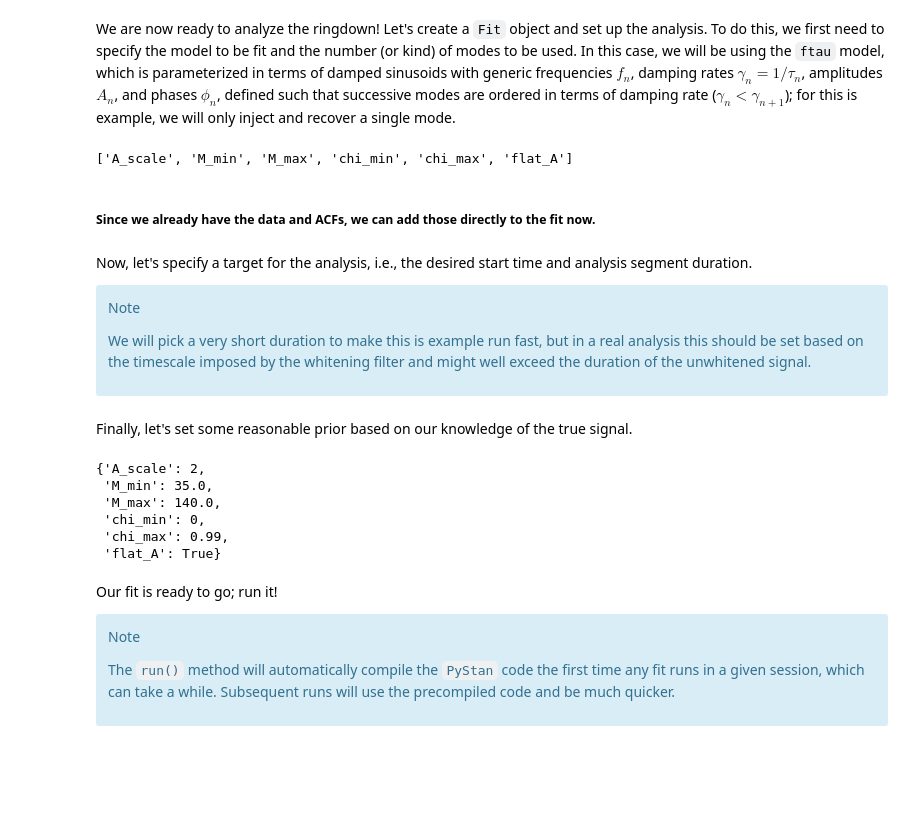
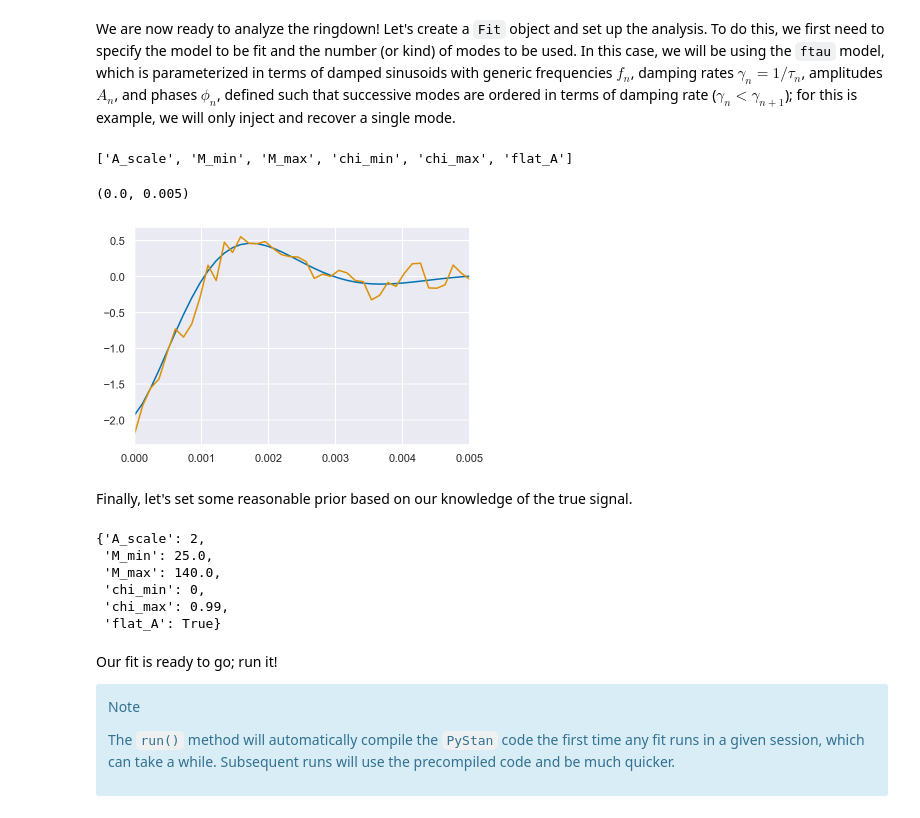
Before and after one commit to Sizheng-Ma/ringdown, a Jupyter notebook: docs/examples/single_damped_sinusoid_mchi.ipynb, the cells around one changed output. Cells and saved outputs as stored; diff of their text form; code cells hidden in the pictures; blank space fills up the shorter version.

```diff
--- a/docs/examples/single_damped_sinusoid_mchi.ipynb
+++ b/docs/examples/single_damped_sinusoid_mchi.ipynb
@@ -80,7 +111,7 @@ legend();
 Let's add some white Gaussian noise to the signal to obtain our data. This means the autocorrelation function (ACF) of the noise will be $\rho(\tau) = \delta(\tau)$.
 # %%
 rng = np.random.default_rng(12345)
-data = signal + rng.normal(0, 1.5, len(signal))
+data = signal + rng.normal(0, 0.15, len(signal))
 # %%
 data.plot(label='data')
 signal.plot(label='signal')
@@ -103,10 +134,11 @@ Of course, when working with white noise it is unnecessary to work with the ACF:
 # %% [markdown]
 We are now ready to analyze the ringdown! Let's create a `Fit` object and set up the analysis. To do this, we first need to specify the model to be fit and the number (or kind) of modes to be used. In this case, we will be using the `ftau` model, which is parameterized in terms of damped sinusoids with generic frequencies $f_n$, damping rates $\gamma_n = 1/\tau_n$, amplitudes $A_n$, and phases $\phi_n$, defined such that successive modes are ordered in terms of damping rate ($\gamma_n < \gamma_{n+1}$); for this is example, we will only inject and recover a single mode.
 # %%
-fit = rd.Fit(model='mchi_aligned_ftau', modes=[(1, -2, 2, 2, 0)])
+fit = rd.Fit(model='mchi_aligned_ftau', modes=[(1, -2, 2, 2, 1)])
+print(fit.valid_model_options)
+
+fit.add_data(data, acf=acf)
+fit.filter_data(chi,M_est,0)
+fit.set_target(t0+0.000, duration=0.03)
+# %% [output]
+['A_scale', 'M_min', 'M_max', 'chi_min', 'chi_max', 'flat_A']
-# %%
-print(fit.valid_model_options)
-# %% [output]
-['A_scale', 'M_min', 'M_max', 'chi_min', 'chi_max', 'flat_A']
-# %% [markdown]
-##### Since we already have the data and ACFs, we can add those directly to the fit now.
@@ -115,23 +145,20 @@ fit.add_data(data, acf=acf)
-# %% [markdown]
-Now, let's specify a target for the analysis, i.e., the desired start time and analysis segment duration.
-
-<div class="alert alert-info">
-
-Note
-
-We will pick a very short duration to make this is example run fast, but in a real analysis this should be set based on the timescale imposed by the whitening filter and might well exceed the duration of the unwhitened signal.
-
-</div>
-# %%
-fit.set_target(t0, duration=0.03)
+# %%
+wd=fit.analysis_data
+plot(time,((cond_data)))
+plot(wd[None], label='H1')
+xlim(t0,t0+0.005)
+# %% [output]
+(0.0, 0.005)
+[figure, added]
 # %% [markdown]
 Finally, let's set some reasonable prior based on our knowledge of the true signal.
 # %%
-fit.update_prior(A_scale=2, M_min=35.0, M_max=140.0, flat_A=True)
+fit.update_prior(A_scale=2, M_min=25.0, M_max=140.0, flat_A=True)
+# fit.update_prior(A_scale=2, M_min=35.0, M_max=140.0, cosi_max=-0.99, flat_A=True)
 fit.prior_settings
 # %% [output]
 {'A_scale': 2,
- 'M_min': 35.0,
+ 'M_min': 25.0,
  'M_max': 140.0,
  'chi_min': 0,
  'chi_max': 0.99,
```
Also changed, not shown: parts of 18 cells of this notebook, 1 other file.
